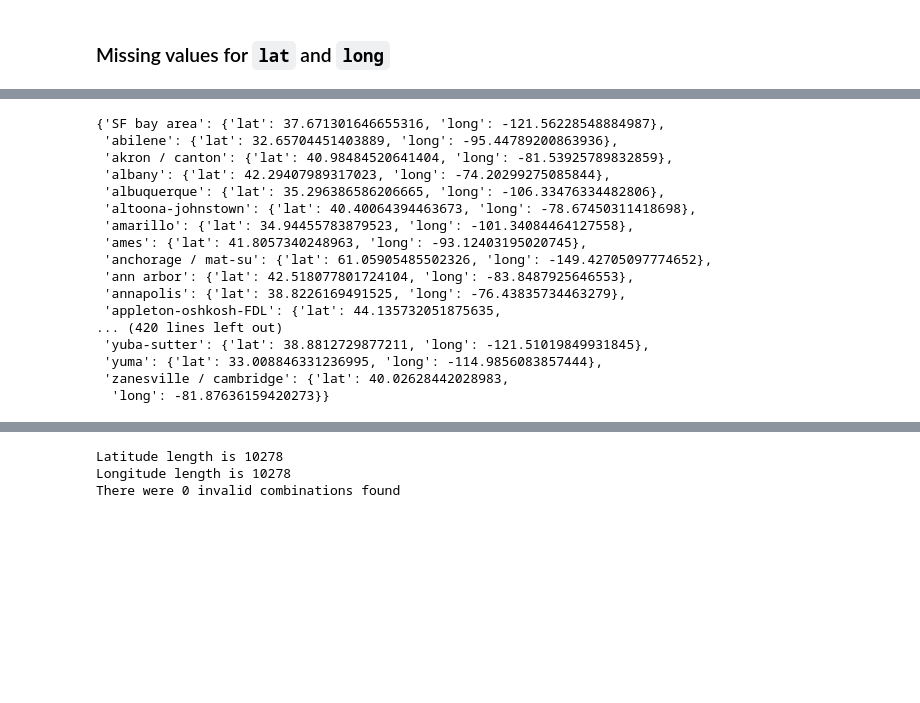
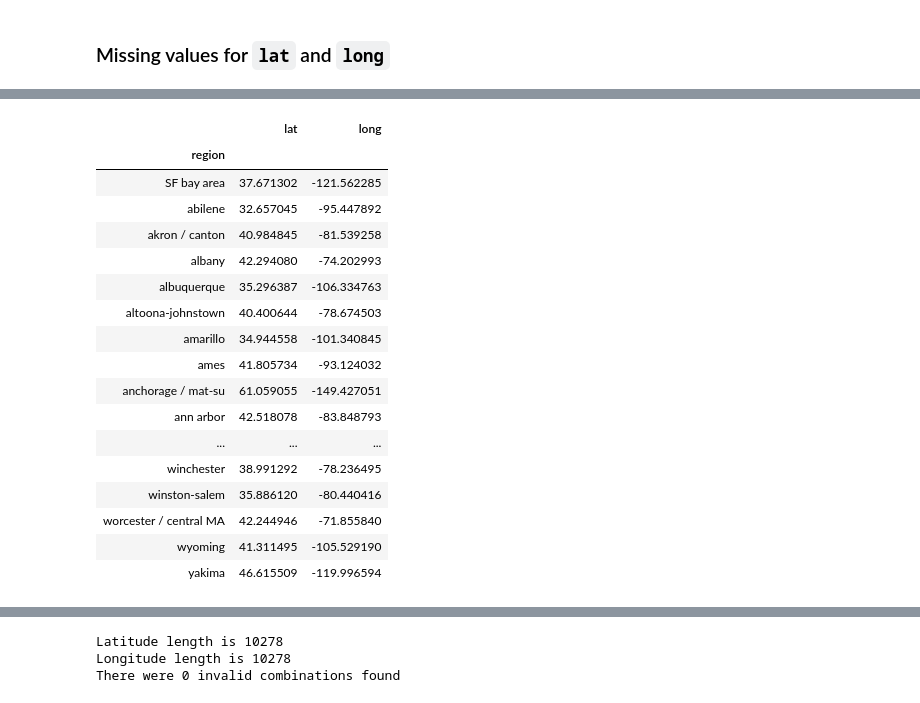
Before and after one commit to BenGriffith/data-science, a Jupyter notebook: capstone/supervised/used-cars.ipynb, the cells around one changed output, grey strips where cells are left out. Saved outputs shown, nothing was run; the diff lists cells and outputs as text; code cells hidden in the pictures; blank space fills up the shorter version.

````diff
--- a/capstone/supervised/used-cars.ipynb
+++ b/capstone/supervised/used-cars.ipynb
@@ -202,0 +197,14 @@ cars[cars['year'].isnull()]
+# %%
+# Create missing values boolean series
+cars_year_nulls = cars['year'].isnull()
+# %%
+# If first character of description is '2', then the addition of three trailing characters represent year
+def populate_year(description):
+    desc_slice = str(description)[0]
+
+    if desc_slice == '2':
+        year = str(description)[:4]
+        return float(year)
+# %%
+# Replace missing values with year from description column
+cars.loc[cars_year_nulls, 'year'] = cars.loc[cars_year_nulls, 'description'].apply(populate_year)
@@ -289,4 +287,2 @@ Name: model, Length: 35851, dtype: int64
-# %%
-cars = cars.dropna(subset=['model'])
 # %% [markdown]
 ### Missing values for ```lat``` and ```long```
@@ -355,2 +358,23 @@ Name: long, Length: 51793, dtype: int64
 # %%
+# Retrieve region mean for latitude and longitude
 region_mean = cars.groupby(['region'])[['lat', 'long']].mean()
+region_mean
+# %% [output]
+|  | lat | long |
+| region |  |  |
+| SF bay area | 37.671302 | -121.562285 |
+| abilene | 32.657045 | -95.447892 |
+| akron / canton | 40.984845 | -81.539258 |
+| albany | 42.294080 | -74.202993 |
+| albuquerque | 35.296387 | -106.334763 |
+| altoona-johnstown | 40.400644 | -78.674503 |
+| amarillo | 34.944558 | -101.340845 |
+| ames | 41.805734 | -93.124032 |
+| anchorage / mat-su | 61.059055 | -149.427051 |
+| ann arbor | 42.518078 | -83.848793 |
+| ... | ... | ... |
+| winchester | 38.991292 | -78.236495 |
+| winston-salem | 35.886120 | -80.440416 |
+| worcester / central MA | 42.244946 | -71.855840 |
+| wyoming | 41.311495 | -105.529190 |
+| yakima | 46.615509 | -119.996594 |
@@ -359,20 +380,0 @@ region_mean_lookup = region_mean.to_dict('index')
-# %%
-region_mean_lookup
-# %% [output]
-{'SF bay area': {'lat': 37.671301646655316, 'long': -121.56228548884987},
- 'abilene': {'lat': 32.65704451403889, 'long': -95.44789200863936},
- 'akron / canton': {'lat': 40.98484520641404, 'long': -81.53925789832859},
- 'albany': {'lat': 42.29407989317023, 'long': -74.20299275085844},
- 'albuquerque': {'lat': 35.296386586206665, 'long': -106.33476334482806},
- 'altoona-johnstown': {'lat': 40.40064394463673, 'long': -78.67450311418698},
- 'amarillo': {'lat': 34.94455783879523, 'long': -101.34084464127558},
- 'ames': {'lat': 41.8057340248963, 'long': -93.12403195020745},
- 'anchorage / mat-su': {'lat': 61.05905485502326, 'long': -149.42705097774652},
- 'ann arbor': {'lat': 42.518077801724104, 'long': -83.8487925646553},
- 'annapolis': {'lat': 38.8226169491525, 'long': -76.43835734463279},
- 'appleton-oshkosh-FDL': {'lat': 44.135732051875635,
-... (420 lines left out)
- 'yuba-sutter': {'lat': 38.8812729877211, 'long': -121.51019849931845},
- 'yuma': {'lat': 33.008846331236995, 'long': -114.9856083857444},
- 'zanesville / cambridge': {'lat': 40.02628442028983,
-  'long': -81.87636159420273}}
````
Also changed, not shown: parts of 96 cells of this notebook.
